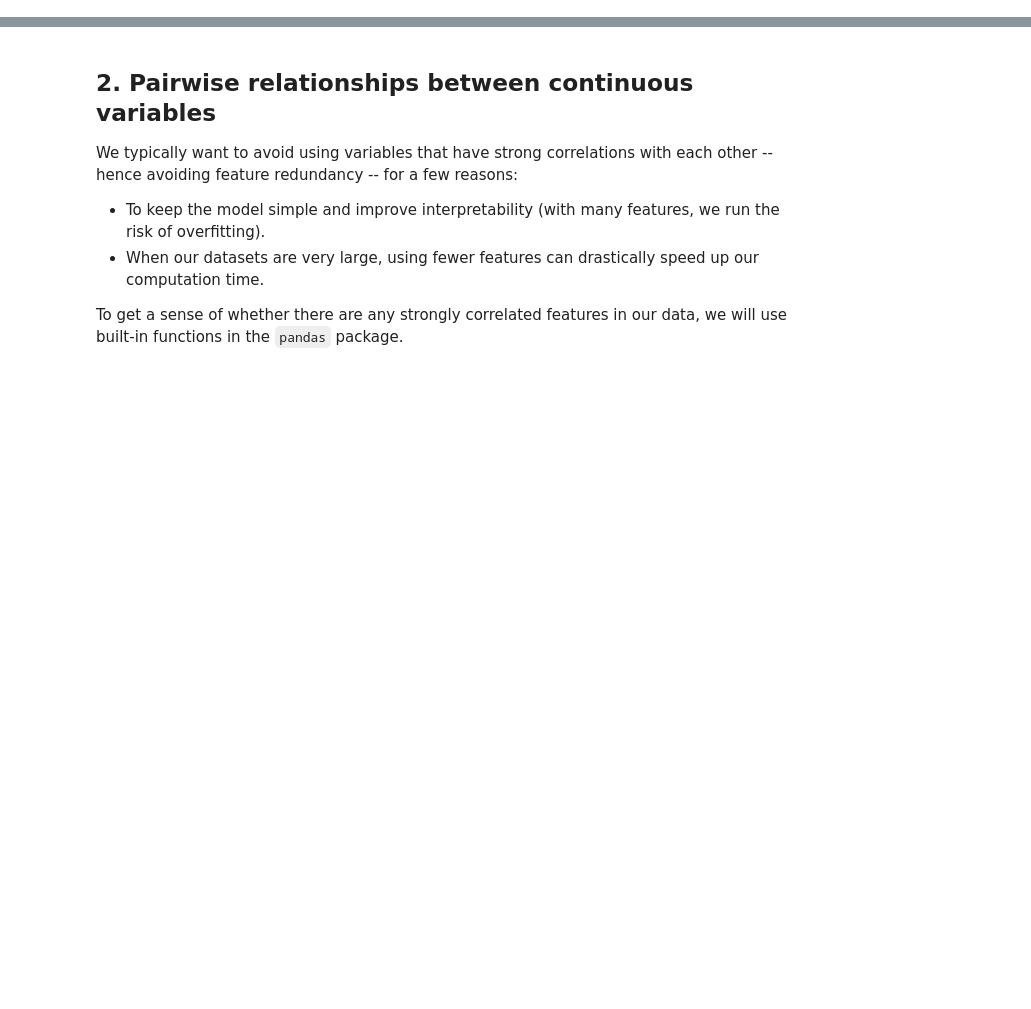
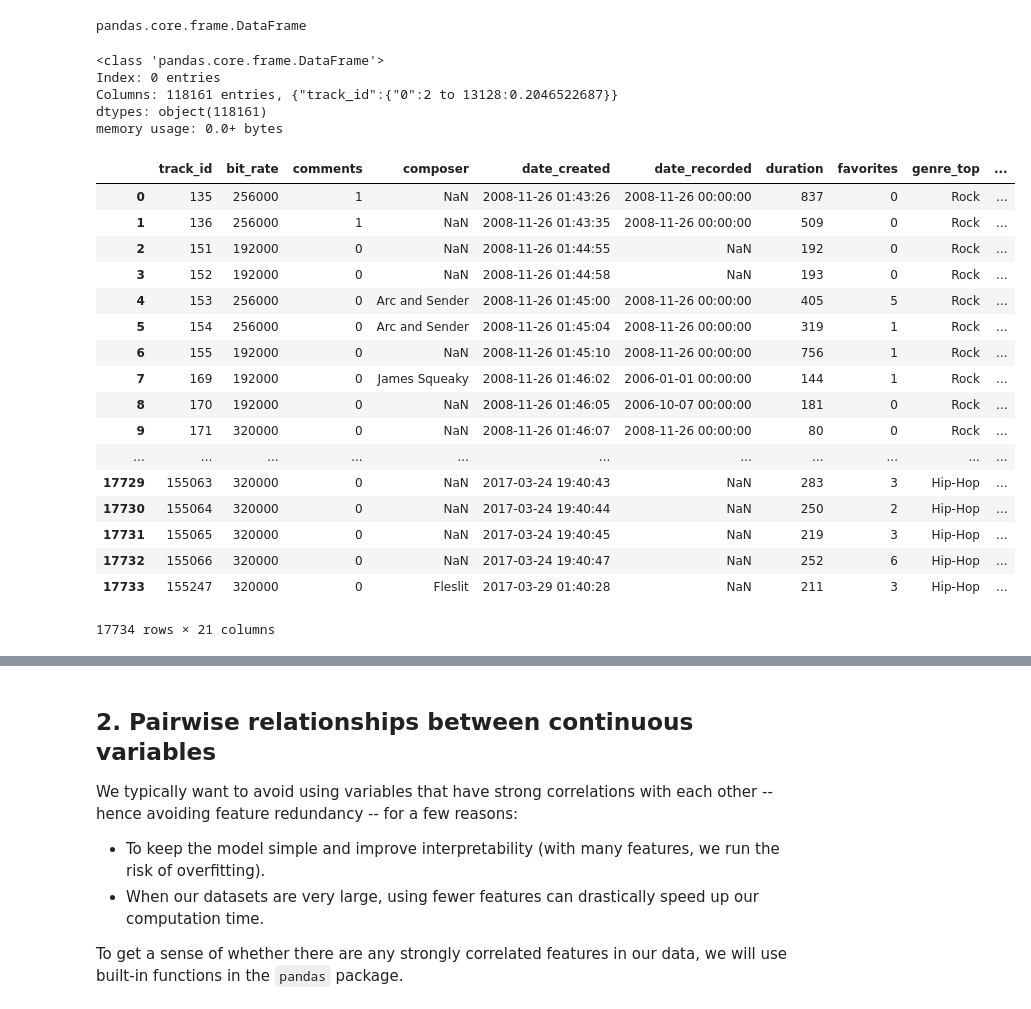
Before and after one commit to slotbite/Jupyter-Notebook, a Jupyter notebook: Datacamp/Classify Song Genres from Audio Data/notebook.ipynb, the cells around one changed output, grey strips where cells are left out. Drawn from its saved outputs; the diff is of its cells as text; code cells hidden in the pictures; blank space fills up the shorter version.

```diff
--- a/Datacamp/Classify Song Genres from Audio Data/notebook.ipynb
+++ b/Datacamp/Classify Song Genres from Audio Data/notebook.ipynb
@@ -22,0 +14,3 @@ echo_tracks
+# %%
+# Read in track metadata with genre labels
+tracks = pd.read_csv("datasets/fma-rock-vs-hiphop.csv", sep=',' , encoding='utf-8')
@@ -22,0 +20,34 @@ echo_tracks
+# %%
+type(tracks)
+type(echonest_metrics)
+# %% [output]
+pandas.core.frame.DataFrame
+# %%
+echonest_metrics.info()
+# %% [output]
+<class 'pandas.core.frame.DataFrame'>
+Index: 0 entries
+Columns: 118161 entries, {"track_id":{"0":2 to 13128:0.2046522687}}
+dtypes: object(118161)
+memory usage: 0.0+ bytes
+# %%
+tracks
+# %% [output]
+|  | track_id | bit_rate | comments | composer | date_created | date_recorded | duration | favorites | genre_top | ... |
+| 0 | 135 | 256000 | 1 | NaN | 2008-11-26 01:43:26 | 2008-11-26 00:00:00 | 837 | 0 | Rock | ... |
+| 1 | 136 | 256000 | 1 | NaN | 2008-11-26 01:43:35 | 2008-11-26 00:00:00 | 509 | 0 | Rock | ... |
+| 2 | 151 | 192000 | 0 | NaN | 2008-11-26 01:44:55 | NaN | 192 | 0 | Rock | ... |
+| 3 | 152 | 192000 | 0 | NaN | 2008-11-26 01:44:58 | NaN | 193 | 0 | Rock | ... |
+| 4 | 153 | 256000 | 0 | Arc and Sender | 2008-11-26 01:45:00 | 2008-11-26 00:00:00 | 405 | 5 | Rock | ... |
+| 5 | 154 | 256000 | 0 | Arc and Sender | 2008-11-26 01:45:04 | 2008-11-26 00:00:00 | 319 | 1 | Rock | ... |
+| 6 | 155 | 192000 | 0 | NaN | 2008-11-26 01:45:10 | 2008-11-26 00:00:00 | 756 | 1 | Rock | ... |
+| 7 | 169 | 192000 | 0 | James Squeaky | 2008-11-26 01:46:02 | 2006-01-01 00:00:00 | 144 | 1 | Rock | ... |
+| 8 | 170 | 192000 | 0 | NaN | 2008-11-26 01:46:05 | 2006-10-07 00:00:00 | 181 | 0 | Rock | ... |
+| 9 | 171 | 320000 | 0 | NaN | 2008-11-26 01:46:07 | 2008-11-26 00:00:00 | 80 | 0 | Rock | ... |
+| ... | ... | ... | ... | ... | ... | ... | ... | ... | ... | ... |
+| 17729 | 155063 | 320000 | 0 | NaN | 2017-03-24 19:40:43 | NaN | 283 | 3 | Hip-Hop | ... |
+| 17730 | 155064 | 320000 | 0 | NaN | 2017-03-24 19:40:44 | NaN | 250 | 2 | Hip-Hop | ... |
+| 17731 | 155065 | 320000 | 0 | NaN | 2017-03-24 19:40:45 | NaN | 219 | 3 | Hip-Hop | ... |
+| 17732 | 155066 | 320000 | 0 | NaN | 2017-03-24 19:40:47 | NaN | 252 | 6 | Hip-Hop | ... |
+| 17733 | 155247 | 320000 | 0 | Fleslit | 2017-03-29 01:40:28 | NaN | 211 | 3 | Hip-Hop | ... |
+17734 rows × 21 columns
```
Also changed, not shown: parts of 9 cells of this notebook, 1 other file.
